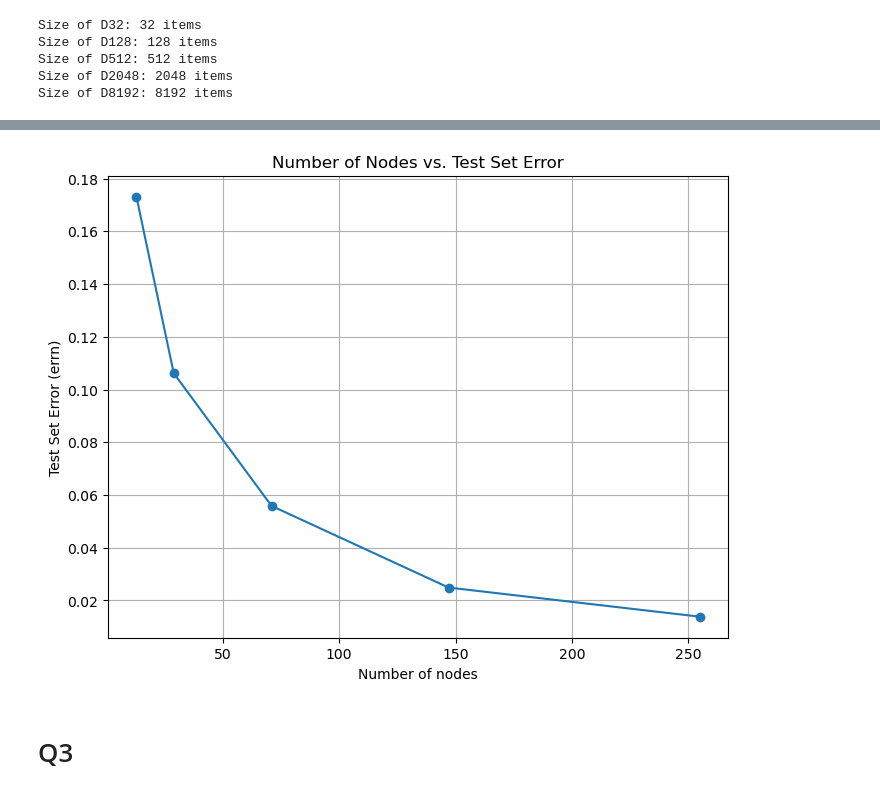
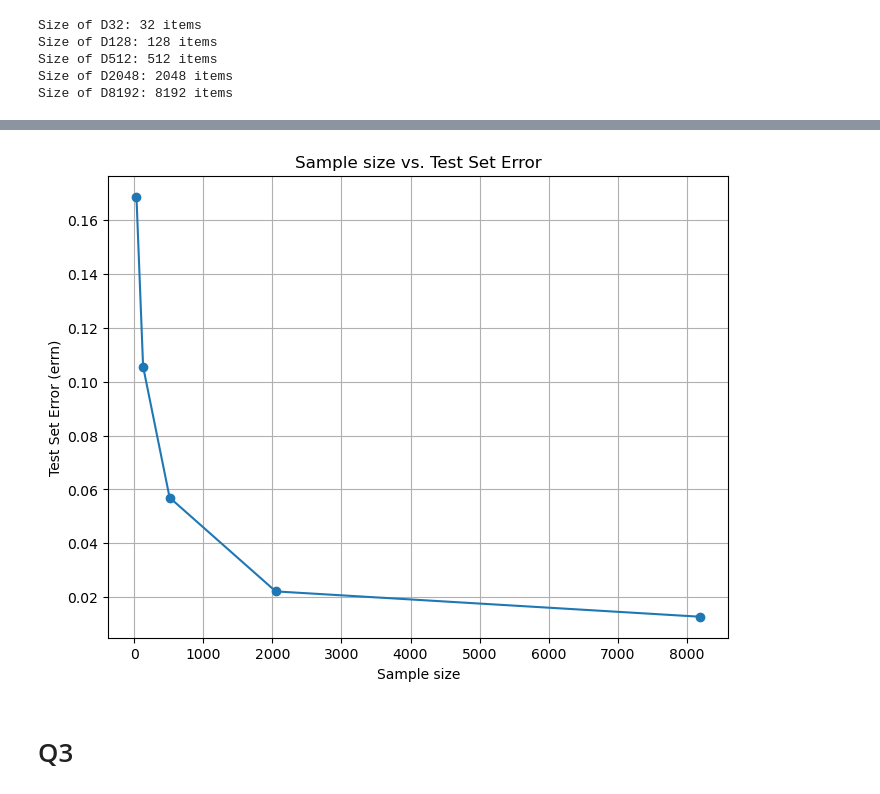
Before and after one commit to ZexuanSun/Zuoye, a Jupyter notebook: cs760_hw2.ipynb, the cells around one changed output, grey strips where cells are left out. Saved outputs shown, nothing was run; the diff lists cells and outputs as text; code cells hidden in the pictures.

```diff
--- a/cs760_hw2.ipynb
+++ b/cs760_hw2.ipynb
@@ -20,6 +12,7 @@ class TreeNode:
         self.max_depth = max_depth
         self.feature_index = None
         self.threshold = None
+        self.gain_ratio = None
         self.left = None
         self.right = None
         self.value = None
@@ -79,6 +72,7 @@ class TreeNode:
         #print(best_threshold)
         self.feature_index = best_feature_index
         self.threshold = best_threshold
+        self.gain_ratio = best_gain_ratio
         if best_feature_index != None:
             X_left = X[X[:, best_feature_index] >= best_threshold]  # Change the condition to xj >= c
             y_left = y[X[:, best_feature_index] >= best_threshold]  # Change the condition to xj >= c
@@ -227,19 +221,19 @@ class DecisionTreeClassifier:
         plt.show()
 
 
-def visualize_decision_tree_graphviz(clf, feature_names=None, class_names=None):
+def visualize_decision_tree_graphviz(clf, file_name = 'decision_tree_graph', feature_names=["Feature 1", "Feature 2"], class_names=["Class 0", "Class 1"]):
     dot = graphviz.Digraph(format='png')
     visualize_tree_recursive(dot, clf.root, feature_names, class_names)
-    dot.render('decision_tree_graph', view=True)  # Output will be saved as 'decision_tree_graph.png' and opened
+    dot.render(file_name, view=True)  # Output will be saved as 'decision_tree_graph.png' and opened
 
 def visualize_tree_recursive(dot, node, feature_names, class_names):
     if node is not None:
         if node.feature_index is not None:
             feature_name = feature_names[node.feature_index] if feature_names else f"Feature {node.feature_index}"
-            threshold = f"{node.threshold:.4f}"
-            label = f"{feature_name} >= {threshold}\nEntropy: {node.calculate_entropy(node.predict(X)):.2f}"
+            threshold = f"{node.threshold:.2f}"
+            label = f"{feature_name} >= {threshold}\nInformation Gain Ratio: {node.gain_ratio:.2f}"
         else:
-            label = class_names[node.value]
+            label = class_names[int(node.value)]
 
         dot.node(node.id, label=label)
         if node.left is not None:
@@ -274,7 +268,7 @@ def visualize_tree_recursive(dot, node, feature_names, class_names):
 if __name__ == "__main__":
     # Create synthetic data for binary classification (0 or 1)
     #np.random.seed(0)
-    n = 100
+    n = 10
     X = np.random.rand(n, 2)
     y = np.random.randint(0, 2, size=n)
 
@@ -713,13 +742,13 @@ Num of nodes for D8192: 255
 # %%
 plt.figure(figsize=(8, 6))
-plt.plot(num_nodes, test_errors, marker='o', linestyle='-')
-plt.xlabel('Number of nodes')
+plt.plot(training_set_sizes , test_errors, marker='o', linestyle='-')
+plt.xlabel('Sample size')
 plt.ylabel('Test Set Error (errn)')
-plt.title('Number of Nodes vs. Test Set Error')
+plt.title('Sample size vs. Test Set Error')
 plt.grid(True)
 plt.show()
 # %% [output]
-[figure, old version]
+[figure, new version]
 # %% [markdown]
 # Q3
 # %%
```
Also changed, not shown: parts of 27 cells of this notebook.
